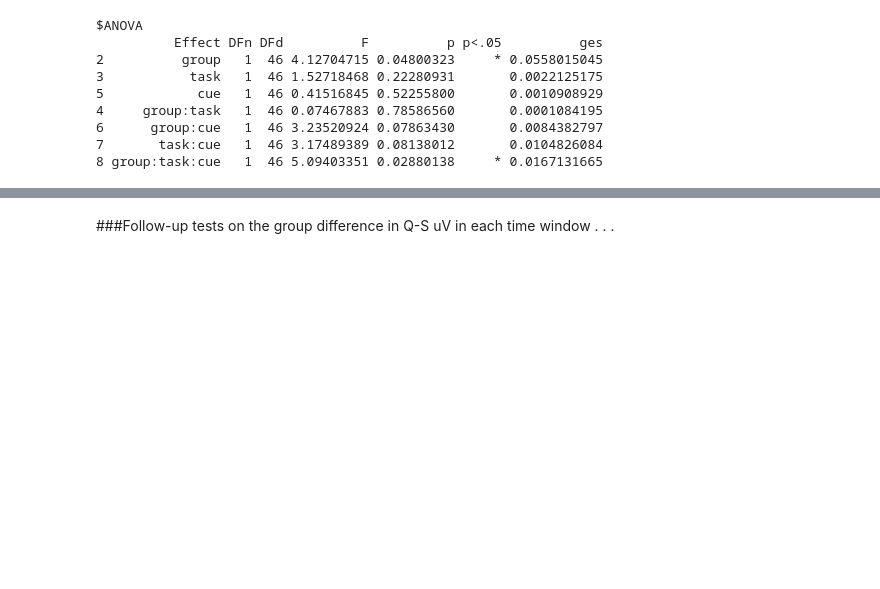
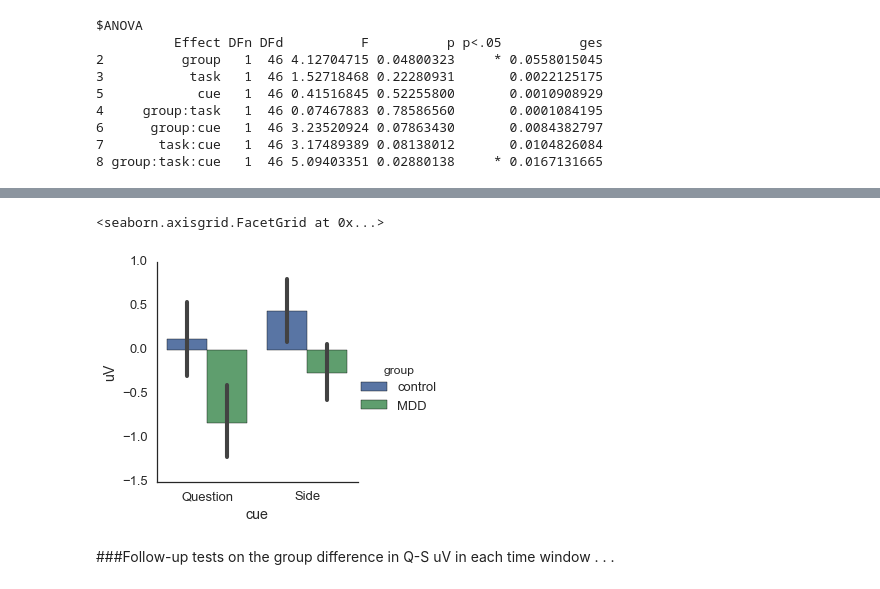
Before and after one commit to dgdillon/source-mem-paper, a Jupyter notebook: Source_ReAnalysis.ipynb, the cells around one changed output, grey strips where cells are left out. Cells and saved outputs as stored; diff of their text form; code cells hidden in the pictures; blank space fills up the shorter version.

```diff
--- a/Source_ReAnalysis.ipynb
+++ b/Source_ReAnalysis.ipynb
@@ -2298,0 +2395,7 @@ $ANOVA
+# %%
+# Group x Cue for LNL words only . . . no significant effects (good), but there is a nearly significant effect of
+# Group . . . plot in next cell shows it is due to weaker response in MDDs, overall.
+all_par4_LNL = all_par4[all_par4.task == 'animacy']
+%Rpush all_par4_LNL
+%R uv_par4_LNL <- aov_ez(dv='uV', id='subject', within='cue', between='group', data=all_par4_LNL)
+%R print(uv_par4_LNL)
@@ -2299,3 +2412,9 @@ $ANOVA
+# %%
+sns.factorplot(y='uV',x='cue',hue='group',units='subject',ci=68,kind='bar',data=all_par4_LNL,
+              order=['Question','Side'])
+# %% [output]
+<seaborn.axisgrid.FacetGrid at 0x...>
+[figure, added]
 # %% [markdown]
 ###Follow-up tests on the group difference in Q-S uV in each time window . . .
 # %% [markdown]
```
Also changed, not shown: parts of 66 cells of this notebook, 19 other files.
